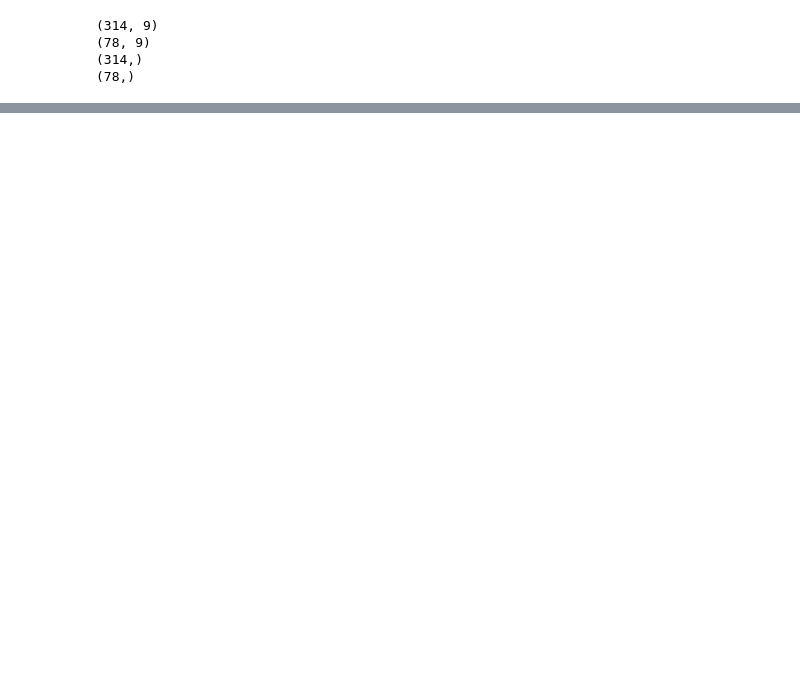
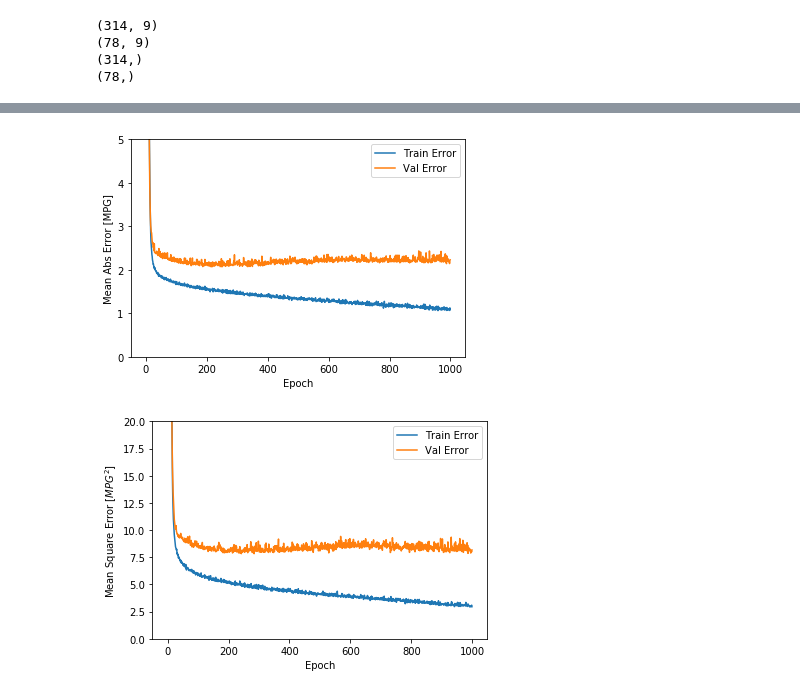
Before and after one commit to sangyeon-hwang/ml-exercises, a Jupyter notebook: regression.ipynb, the cells around one changed output, grey strips where cells are left out. Saved outputs shown, nothing was run; the diff lists cells and outputs as text; code cells hidden in the pictures; blank space fills up the shorter version.

```diff
--- a/regression.ipynb
+++ b/regression.ipynb
@@ -126,0 +197,16 @@ print(testLabels.shape)
+# %%
+class PrinDot(tf.keras.callbacks.Callback):
+    def on_epoch_end(self, epoch, logs):
+        if epoch and not epoch % 100:
+            print(f"{epoch} epochs done")
+        print('.', end='')
+# %%
+EPOCHS = 1000
+history = model.fit(
+    normalizedTrainSet,
+    trainLabels,
+    epochs=EPOCHS,
+    validation_split=0.2,
+    callbacks=[PrinDot()],
+    verbose=0
+)
@@ -126,0 +237,30 @@ print(testLabels.shape)
+# %%
+def plotHistory(history):
+    hist = pandas.DataFrame(history.history)
+    hist['epoch'] = history.epoch
+
+    plt.figure()
+    plt.xlabel('Epoch')
+    plt.ylabel('Mean Abs Error [MPG]')
+    plt.plot(hist['epoch'], hist['mae'],
+             label='Train Error')
+    plt.plot(hist['epoch'], hist['val_mae'],
+             label = 'Val Error')
+    plt.ylim([0,5])
+    plt.legend()
+
+    plt.figure()
+    plt.xlabel('Epoch')
+    plt.ylabel('Mean Square Error [$MPG^2$]')
+    plt.plot(hist['epoch'], hist['mse'],
+             label='Train Error')
+    plt.plot(hist['epoch'], hist['val_mse'],
+             label = 'Val Error')
+    plt.ylim([0,20])
+    plt.legend()
+    plt.show()
+# %%
+plotHistory(history)
+# %% [output]
+[figure, added]
+[figure, added]
```
Also changed, not shown: parts of 23 cells of this notebook.
